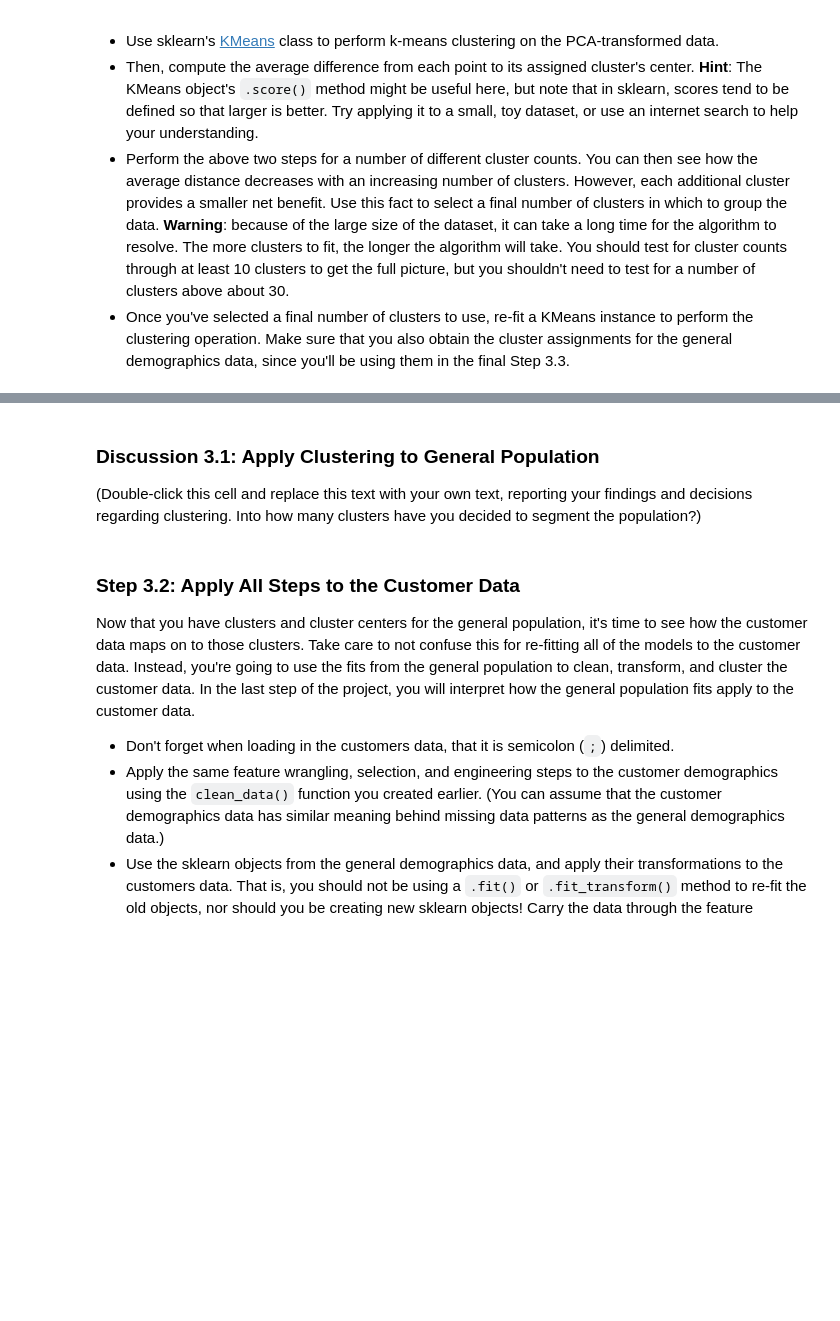
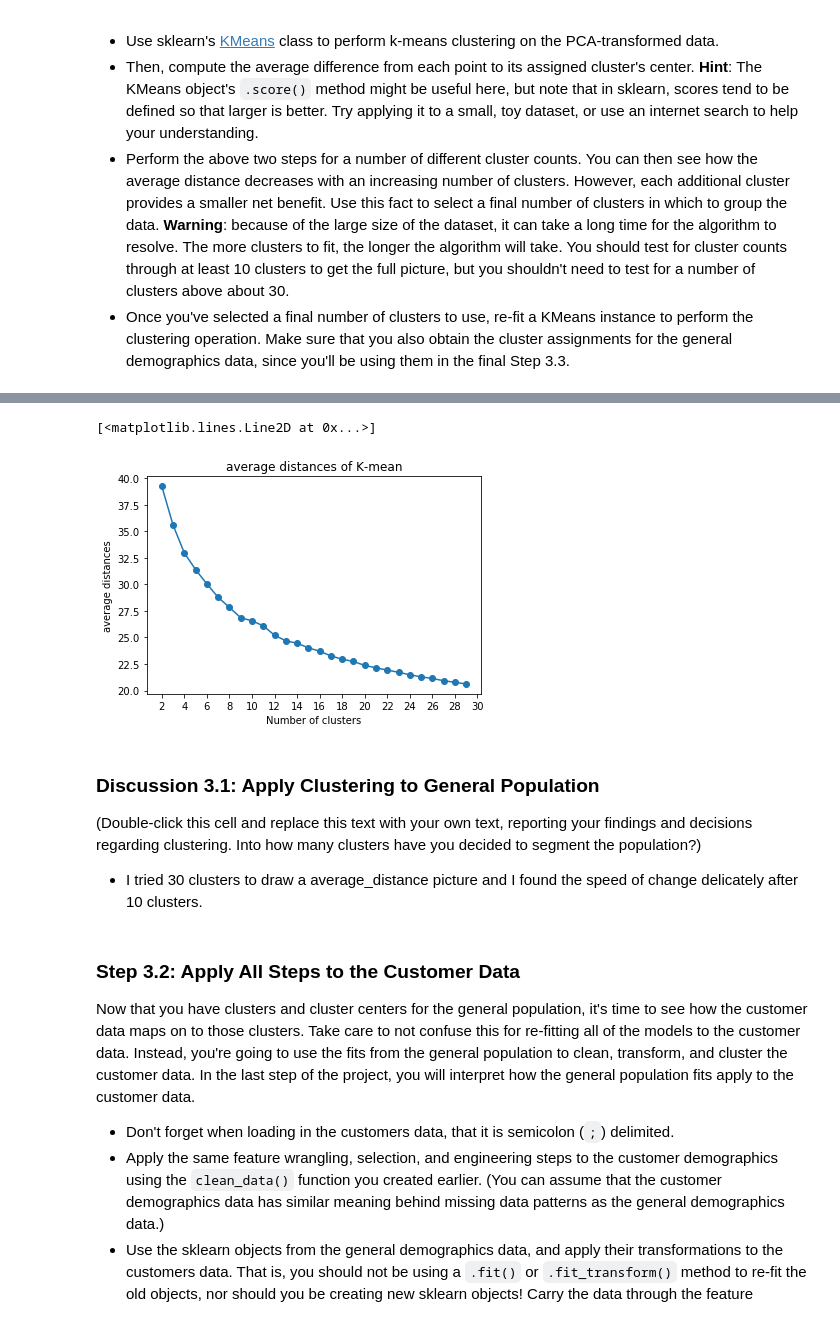
Before and after one commit to xueweiyema/IdentifyCustomer, a Jupyter notebook: Identify_Customer_Segments.ipynb, the cells around one changed output, grey strips where cells are left out. Drawn from its saved outputs; the diff is of its cells as text; code cells hidden in the pictures; blank space fills up the shorter version.

```diff
--- a/Identify_Customer_Segments.ipynb
+++ b/Identify_Customer_Segments.ipynb
@@ -957,23 +957,19 @@ You've assessed and cleaned the demographics data, then scaled and transformed t
 - Perform the above two steps for a number of different cluster counts. You can then see how the average distance decreases with an increasing number of clusters. However, each additional cluster provides a smaller net benefit. Use this fact to select a final number of clusters in which to group the data. **Warning**: because of the large size of the dataset, it can take a long time for the algorithm to resolve. The more clusters to fit, the longer the algorithm will take. You should test for cluster counts through at least 10 clusters to get the full picture, but you shouldn't need to test for a number of clusters above about 30.
 - Once you've selected a final number of clusters to use, re-fit a KMeans instance to perform the clustering operation. Make sure that you also obtain the cluster assignments for the general demographics data, since you'll be using them in the final Step 3.3.
 # %%
+from sklearn.cluster import KMeans
+
 # Over a number of different cluster counts...
-
-from sklearn.cluster import KMeans
-kmeans_avg=[]
-kmeans_res_li=[]
-# Over a number of different cluster counts...
-for ind in range(2,16):
-    # run k-means clustering on the data and...
-    print('For Cluster',ind,'Processing is going on')
-    kmeans=KMeans(n_clusters=ind, random_state=0)
-    res_kmeans=kmeans.fit_predict(azdias_pca)
-    kmeans_res_li.append(res_kmeans)
-    # compute the average within-cluster distances.
-    kmeans_avg.append((kmeans.score(principalComponents_updated)/len(principalComponents_updated))*-1)
+results=[]
+avgdists=[]
+for k in range(2,30):
 
     # run k-means clustering on the data and...
-
+    kmeans=KMeans(n_clusters=k, random_state=0)
+    results.append(kmeans.fit_predict(azdias_pca))
 
     # compute the average within-cluster distances.
+    avgdist=-1*(kmeans.score(azdias_pca)/len(azdias_pca))
+    avgdists.append(avgdist)
+    print(avgdist)
 # %% [output]
@@ -982,6 +993,14 @@ NameError: name 'principalComponents_updated' is not defined
 # %%
 # Investigate the change in within-cluster distance across number of clusters.
 # HINT: Use matplotlib's plot function to visualize this relationship.
+plt.title('average distances of K-mean')
+plt.xlabel('Number of clusters')
+plt.ylabel('average distances')
+plt.xticks([0,2,4,6,8,10,12,14,16,18,20,22,24,26,28],[2,4,6,8,10,12,14,16,18,20,22,24,26,28,30])
+plt.plot(avgdists,marker='o')
+# %% [output]
+[<matplotlib.lines.Line2D at 0x...>]
+[figure, added]
 # %%
 # Re-fit the k-means model with the selected number of clusters and obtain
 # cluster predictions for the general population demographics data.
@@ -989,6 +1010,7 @@ NameError: name 'principalComponents_updated' is not defined
 ### Discussion 3.1: Apply Clustering to General Population
 
 (Double-click this cell and replace this text with your own text, reporting your findings and decisions regarding clustering. Into how many clusters have you decided to segment the population?)
+* I tried 30 clusters to draw a average_distance picture and I found the speed of change delicately after 10 clusters.
 # %% [markdown]
 ### Step 3.2: Apply All Steps to the Customer Data
 
```
Also changed, not shown: parts of 17 cells of this notebook.
